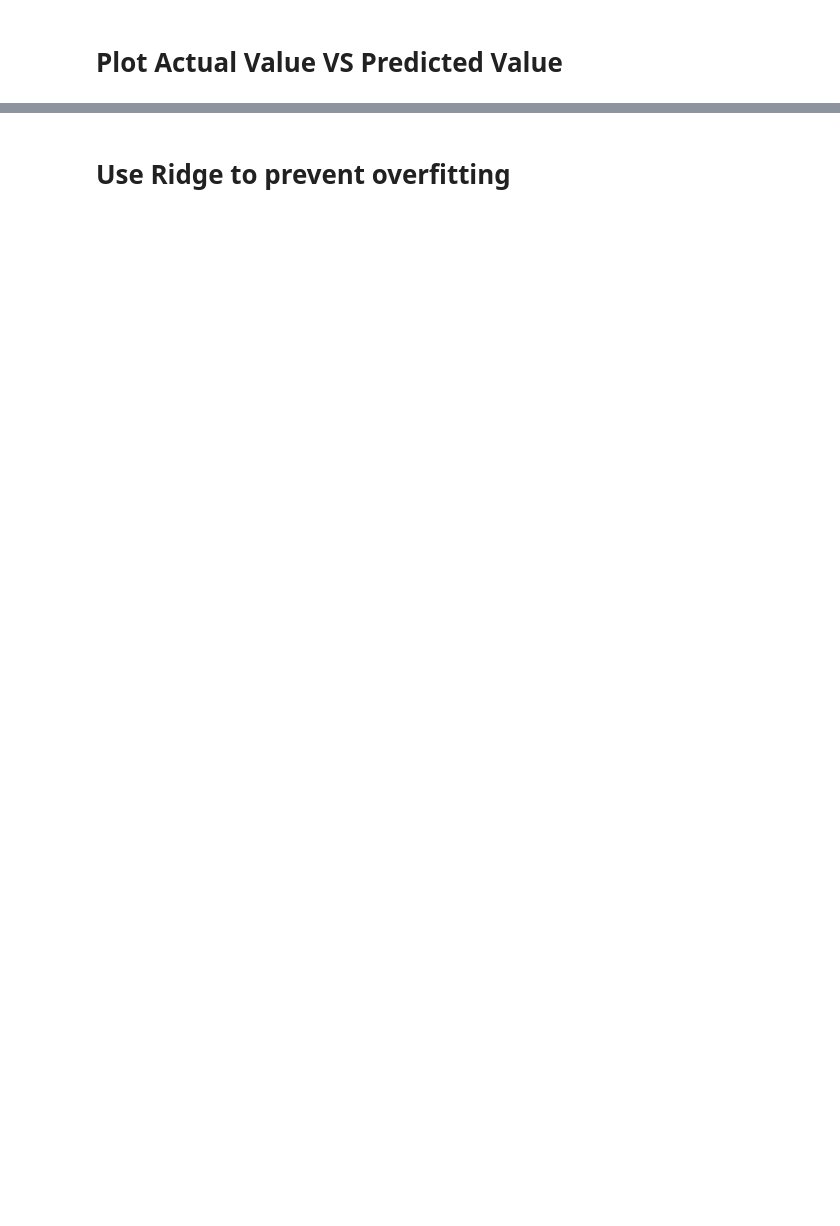
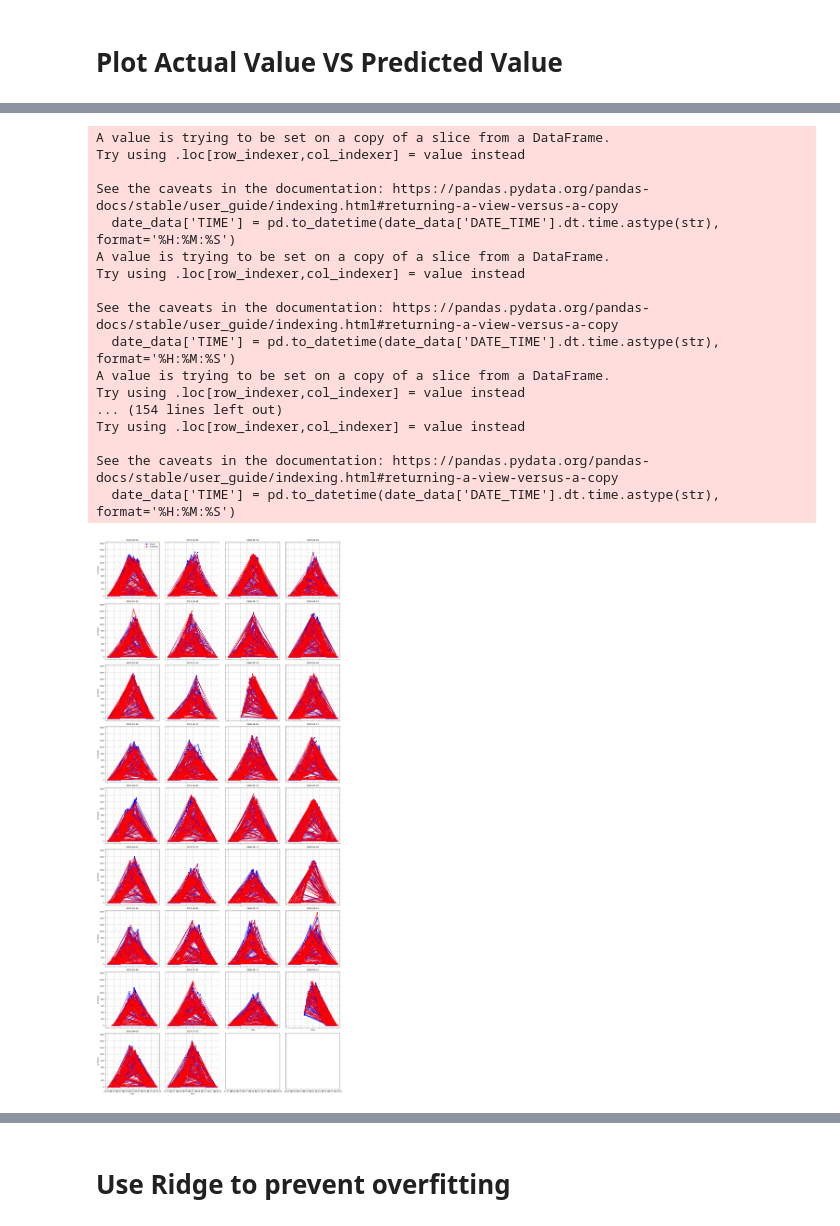
Before and after one commit to LUKEZFLU/elile_kaggle, a Jupyter notebook: linearModel.ipynb, the cells around one changed output, grey strips where cells are left out. Cells and saved outputs as stored; diff of their text form; code cells hidden in the pictures; blank space fills up the shorter version.

```diff
--- a/linearModel.ipynb
+++ b/linearModel.ipynb
@@ -131,0 +130,55 @@ plt.show()
+# %%
+
+y_test_pred = pd.Series(y_test_pred, index=X_test.index)
+
+unique_dates = X_test['DATE_TIME'].dt.date.unique()
+num_dates = len(unique_dates)
+
+fig, axes = plt.subplots(nrows=9, ncols=4, figsize=(20, 45), sharex=True, sharey=True)
+axes = axes.flatten()
+
+
+for i, date in enumerate(unique_dates):
+    date_data = X_test[X_test['DATE_TIME'].dt.date == date]
+    actual_values = y_test.loc[date_data.index]
+    predicted_values = y_test_pred.loc[date_data.index]
+
+    date_data['TIME'] = pd.to_datetime(date_data['DATE_TIME'].dt.time.astype(str), format='%H:%M:%S')
+
+    ax = axes[i]
+    ax.plot(date_data['TIME'], actual_values, marker='o', linestyle='-', color='b', label='Actual')
+    ax.plot(date_data['TIME'], predicted_values, marker='o', linestyle='-', color='r', label='Predicted')
+    ax.set_title(date)
+    ax.grid(True)
+
+
+    if i % 4 == 0:
+        ax.set_ylabel('AC Power')
+
+    if i >= (num_dates - 4):
+        ax.set_xlabel('Time')
+
+    if i == 0:
+        ax.legend()
+
+plt.tight_layout()
+plt.show()
+# %% [output]
+A value is trying to be set on a copy of a slice from a DataFrame.
+Try using .loc[row_indexer,col_indexer] = value instead
+
+See the caveats in the documentation: https://pandas.pydata.org/pandas-docs/stable/user_guide/indexing.html#returning-a-view-versus-a-copy
+  date_data['TIME'] = pd.to_datetime(date_data['DATE_TIME'].dt.time.astype(str), format='%H:%M:%S')
+A value is trying to be set on a copy of a slice from a DataFrame.
+Try using .loc[row_indexer,col_indexer] = value instead
+
+See the caveats in the documentation: https://pandas.pydata.org/pandas-docs/stable/user_guide/indexing.html#returning-a-view-versus-a-copy
+  date_data['TIME'] = pd.to_datetime(date_data['DATE_TIME'].dt.time.astype(str), format='%H:%M:%S')
+A value is trying to be set on a copy of a slice from a DataFrame.
+Try using .loc[row_indexer,col_indexer] = value instead
+... (154 lines left out)
+Try using .loc[row_indexer,col_indexer] = value instead
+
+See the caveats in the documentation: https://pandas.pydata.org/pandas-docs/stable/user_guide/indexing.html#returning-a-view-versus-a-copy
+  date_data['TIME'] = pd.to_datetime(date_data['DATE_TIME'].dt.time.astype(str), format='%H:%M:%S')
+[figure, added]
```
Also changed, not shown: parts of 6 cells of this notebook, 1 other file.
